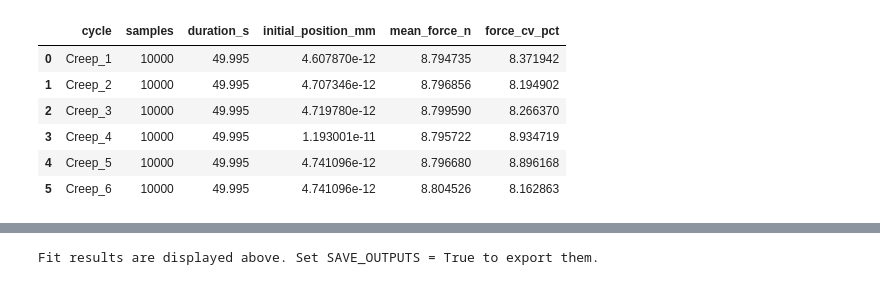
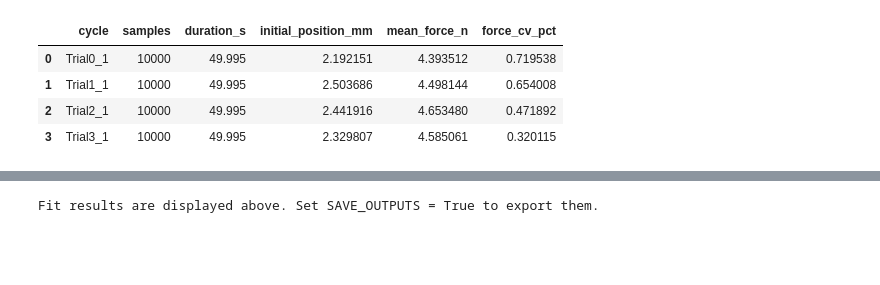
Before and after one commit to Cuberkk/Tonometry_Control_Code, a Jupyter notebook: data_process/Load_Profile-Creep_Curve_Fit_Kelvin.ipynb, the cells around one changed output, grey strips where cells are left out. Cells and saved outputs as stored; diff of their text form; code cells hidden in the pictures; blank space fills up the shorter version.

```diff
--- a/data_process/Load_Profile-Creep_Curve_Fit_Kelvin.ipynb
+++ b/data_process/Load_Profile-Creep_Curve_Fit_Kelvin.ipynb
@@ -36,6 +31,7 @@ import matplotlib.pyplot as plt
 import numpy as np
 import pandas as pd
 from IPython.display import display
+from scipy.signal import butter, sosfiltfilt
 
 
 def find_project_root(start):
@@ -52,12 +48,10 @@ import creep_force_model
 # Reload the helper when rerunning this notebook after editing the model file.
 gkv_model = importlib.reload(creep_force_model)
 
-USE_MEASURED_FORCE = True  # False uses the steady-hold response model.
-CONTACT_RADIUS_MM = 6.225  # Used only in measured-force mode; verify for the experiment.
-MODEL_NAME = 'gkv_history' if USE_MEASURED_FORCE else 'gkv_hold'
-MODEL_LABEL = 'GKV measured-force history' if USE_MEASURED_FORCE else 'GKV steady-hold response'
+MODEL_NAME = 'gkv_tau'
+MODEL_LABEL = 'GKV initial-displacement-subtracted creep'
 
-DATASET = 'biomomentum'  # Choose 'clindent_400g', 'clindent_800g' or 'biomomentum'.
+DATASET = 'clindent_400g'  # Choose 'clindent_400g', 'clindent_800g' or 'biomomentum'.
 DATASETS = {
     'clindent_400g': ('data/Clindent_Data/400g/synchronized', 'Indentation_*/Trial*_*.csv'),
     'clindent_800g': ('data/Clindent_Data/800g/synchronized', 'Indentation_*/Trial*_*.csv'),
@@ -73,6 +67,8 @@ OUTPUT_DIR = PROJECT_ROOT / 'data_process' / 'analysis_outputs' / f'{MODEL_NAME}
 SAVE_OUTPUTS = False
 
 SAMPLE_RATE_HZ = 200.0
+ENABLE_DISPLACEMENT_LOWPASS = False
+DISPLACEMENT_LOWPASS_CUTOFF_HZ = 5.0  # Used only when the low-pass filter is enabled.
 TAU_BOUNDS_S = (0.5, 120.0)
 MAX_FIT_POINTS = 4000  # Subsample optimization residuals only; report metrics on all samples.
 MAX_STARTS = 5
@@ -82,6 +78,4 @@ COLUMNS = ['Time, s', 'Indentation Position, mm', 'Indentation Force, N']
 plt.rcParams.update({'figure.figsize': (12, 5), 'axes.grid': True, 'grid.alpha': 0.25})
 print(f'Input directory: {INPUT_DIR}')
 print(f'Fit mode: {MODEL_LABEL}')
-if USE_MEASURED_FORCE:
-    print('History mode assumes a relaxed start for each cycle; earlier loading is not reconstructed.')
 # %% [output]
@@ -146,19 +125,21 @@ def read_synchronized_cycle(csv_path):
         raise ValueError(f'{csv_path.name}: segment time must start at zero.')
     if not np.allclose(np.diff(time), 1 / SAMPLE_RATE_HZ, atol=1e-9, rtol=1e-6):
         raise ValueError(f'{csv_path.name}: expected uniform {SAMPLE_RATE_HZ:g} Hz timestamps.')
-    if not USE_MEASURED_FORCE and np.any(values[:, 2] <= 0):
-        raise ValueError(f'{csv_path.name}: steady-hold mode requires positive compression force; '
-                         'use USE_MEASURED_FORCE = True for a complete loading history.')
+    if np.any(values[:, 2] <= 0):
+        raise ValueError(f'{csv_path.name}: creep fitting requires positive compression force.')
     # Exactly constant force is valid; do not require a varying loading history.
     return pd.DataFrame(values, columns=COLUMNS)
 
 
-if not isinstance(USE_MEASURED_FORCE, bool):
-    raise ValueError('USE_MEASURED_FORCE must be True or False.')
-if USE_MEASURED_FORCE and (not np.isfinite(CONTACT_RADIUS_MM) or CONTACT_RADIUS_MM <= 0):
-    raise ValueError('CONTACT_RADIUS_MM must be positive and finite.')
 if not np.isfinite(SAMPLE_RATE_HZ) or SAMPLE_RATE_HZ <= 0:
     raise ValueError('SAMPLE_RATE_HZ must be positive and finite.')
+displacement_lowpass_sos = None
+if ENABLE_DISPLACEMENT_LOWPASS:
+    if not np.isfinite(DISPLACEMENT_LOWPASS_CUTOFF_HZ) or not (
+            0 < DISPLACEMENT_LOWPASS_CUTOFF_HZ < SAMPLE_RATE_HZ / 2):
+        raise ValueError('DISPLACEMENT_LOWPASS_CUTOFF_HZ must be positive, finite, and below SAMPLE_RATE_HZ / 2.')
+    displacement_lowpass_sos = butter(
+        4, DISPLACEMENT_LOWPASS_CUTOFF_HZ, btype='lowpass', fs=SAMPLE_RATE_HZ, output='sos')
 if np.shape(TAU_BOUNDS_S) != (2,) or not np.isfinite(TAU_BOUNDS_S).all() or not (
         0 < TAU_BOUNDS_S[0] < TAU_BOUNDS_S[1]):
     raise ValueError('Use positive, finite, increasing time-constant bounds.')
@@ -169,54 +150,37 @@ if MAX_FIT_POINTS is not None and (not isinstance(MAX_FIT_POINTS, int) or MAX_FI
 if FILE_NAMES is None:
     csv_paths = sorted(INPUT_DIR.glob(INPUT_PATTERN), key=natural_key)
 else:
     if not FILE_NAMES or len(FILE_NAMES) != len(set(FILE_NAMES)):
         raise ValueError('FILE_NAMES must be a nonempty list of unique segment filenames, or None.')
     csv_paths = [INPUT_DIR / name for name in FILE_NAMES]
 if DATASET == 'clindent_400g' and INDENTATION_NUMBERS is not None:
     if (not isinstance(INDENTATION_NUMBERS, list) or not INDENTATION_NUMBERS
             or any(type(number) is not int or number < 1 for number in INDENTATION_NUMBERS)
             or len(INDENTATION_NUMBERS) != len(set(INDENTATION_NUMBERS))):
         raise ValueError('INDENTATION_NUMBERS must be None or a nonempty list of unique positive integers.')
     indentation_dirs = {INPUT_DIR / f'Indentation_{number:02d}' for number in INDENTATION_NUMBERS}
     for directory in sorted(indentation_dirs):
         if not directory.is_dir():
             raise FileNotFoundError(f'Indentation directory not found: {directory}')
     csv_paths = [path for path in csv_paths if path.parent in indentation_dirs]
 if not csv_paths:
     raise FileNotFoundError(f'No segment CSVs found in {INPUT_DIR}; run the matching preprocessing notebook.')
 
-if USE_MEASURED_FORCE:
-    selected_files = {path.relative_to(INPUT_DIR).as_posix() for path in csv_paths
-                      if path.is_relative_to(INPUT_DIR)}
-    for manifest_name in ('_cycle_manifest.csv', '_steady_state_manifest.csv'):
-        manifest_path = INPUT_DIR / manifest_name
-        if manifest_path.exists():
-            manifest = pd.read_csv(manifest_path, usecols=['file', 'export_scope'])
-            steady_files = manifest.loc[
-                manifest['file'].isin(selected_files)
-                & manifest['export_scope'].eq('steady_force_only'), 'file'].tolist()
-            if steady_files:
-                raise ValueError(
-                    f'Measured-force mode requires full loading history, but these exports are steady-only: '
-                    f'{steady_files}. Re-export full loading intervals or set USE_MEASURED_FORCE = False.')
-
 # Read and validate every selected CSV before starting any fits.
 cycles = {path.stem: read_synchronized_cycle(path) for path in csv_paths}
 input_summary = pd.DataFrame([
     {'cycle': name, 'samples': len(frame), 'duration_s': frame.iloc[-1, 0],
      'initial_position_mm': frame.iloc[0, 1], 'mean_force_n': frame.iloc[:, 2].mean(),
      'force_cv_pct': 100 * frame.iloc[:, 2].std(ddof=0) / frame.iloc[:, 2].mean()}
     for name, frame in cycles.items()
 ])
 display(input_summary)
 # %% [output]
 |  | cycle | samples | duration_s | initial_position_mm | mean_force_n | force_cv_pct |
-| 0 | Creep_1 | 10000 | 49.995 | 4.607870e-12 | 8.794735 | 8.371942 |
-| 1 | Creep_2 | 10000 | 49.995 | 4.707346e-12 | 8.796856 | 8.194902 |
-| 2 | Creep_3 | 10000 | 49.995 | 4.719780e-12 | 8.799590 | 8.266370 |
-| 3 | Creep_4 | 10000 | 49.995 | 1.193001e-11 | 8.795722 | 8.934719 |
-| 4 | Creep_5 | 10000 | 49.995 | 4.741096e-12 | 8.796680 | 8.896168 |
-| 5 | Creep_6 | 10000 | 49.995 | 4.741096e-12 | 8.804526 | 8.162863 |
+| 0 | Trial0_1 | 10000 | 49.995 | 2.192151 | 4.393512 | 0.719538 |
+| 1 | Trial1_1 | 10000 | 49.995 | 2.503686 | 4.498144 | 0.654008 |
+| 2 | Trial2_1 | 10000 | 49.995 | 2.441916 | 4.653480 | 0.471892 |
+| 3 | Trial3_1 | 10000 | 49.995 | 2.329807 | 4.585061 | 0.320115 |
 # %% [markdown]
 ## Fit each selected segment
 
```
Also changed, not shown: parts of 9 cells of this notebook, 23 other files.
